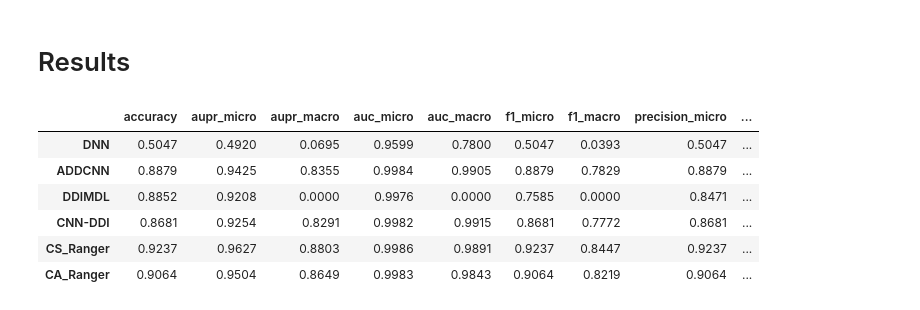
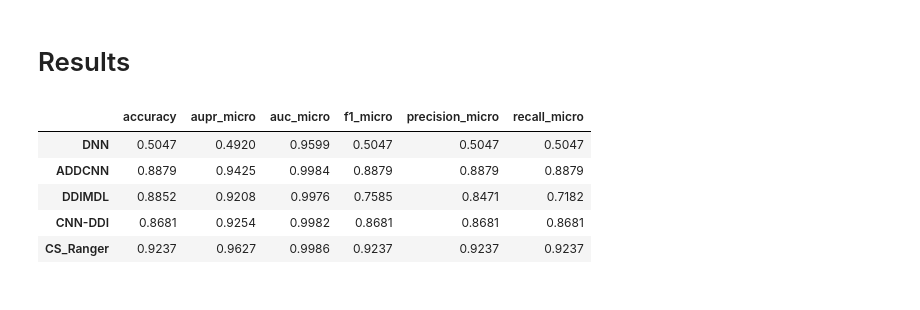
Before and after one commit to Parsonlee/DDI, a Jupyter notebook: results.ipynb, the cells around one changed output. Cells and saved outputs as stored; diff of their text form; code cells hidden in the pictures.

```diff
--- a/results.ipynb
+++ b/results.ipynb
@@ -9,19 +9,18 @@ results.columns = ['DNN']
 # %%
 results['ADDCNN'] = pd.read_csv('./Results/ADDCNN/result_all.csv', index_col=0)
 results['DDIMDL'] = [0.8852, 0.9208, 0, 0.9976, 0, 0.7585, 0, 0.8471, 0, 0.7182, 0]
 results['CNN-DDI'] = pd.read_csv('./Results/CNN-DDI/result_all.csv', index_col=0)
 
 # ranger+cos 比较 CNN-add 和 CNN_Siam 的效果
 results['CS_Ranger'] = pd.read_csv('./Results/Ranger-CNN_Siam/ranger+cos-result_all.csv', index_col=0)
-results['CA_Ranger'] = pd.read_csv('/Users/ZHao/Downloads/CATmax100-result_all.csv', index_col=0)
 
 results.index = ['accuracy', 'aupr_micro', 'aupr_macro', 'auc_micro', 'auc_macro', 'f1_micro', 'f1_macro', 'precision_micro', 'precision_macro', 'recall_micro', 'recall_macro']
+results.drop(['aupr_macro', 'auc_macro', 'f1_macro', 'precision_macro', 'recall_macro'], axis=0, inplace=True)
 results.T
 # %% [output]
-|  | accuracy | aupr_micro | aupr_macro | auc_micro | auc_macro | f1_micro | f1_macro | precision_micro | ... |
-| DNN | 0.5047 | 0.4920 | 0.0695 | 0.9599 | 0.7800 | 0.5047 | 0.0393 | 0.5047 | ... |
-| ADDCNN | 0.8879 | 0.9425 | 0.8355 | 0.9984 | 0.9905 | 0.8879 | 0.7829 | 0.8879 | ... |
-| DDIMDL | 0.8852 | 0.9208 | 0.0000 | 0.9976 | 0.0000 | 0.7585 | 0.0000 | 0.8471 | ... |
-| CNN-DDI | 0.8681 | 0.9254 | 0.8291 | 0.9982 | 0.9915 | 0.8681 | 0.7772 | 0.8681 | ... |
-| CS_Ranger | 0.9237 | 0.9627 | 0.8803 | 0.9986 | 0.9891 | 0.9237 | 0.8447 | 0.9237 | ... |
-| CA_Ranger | 0.9064 | 0.9504 | 0.8649 | 0.9983 | 0.9843 | 0.9064 | 0.8219 | 0.9064 | ... |
+|  | accuracy | aupr_micro | auc_micro | f1_micro | precision_micro | recall_micro |
+| DNN | 0.5047 | 0.4920 | 0.9599 | 0.5047 | 0.5047 | 0.5047 |
+| ADDCNN | 0.8879 | 0.9425 | 0.9984 | 0.8879 | 0.8879 | 0.8879 |
+| DDIMDL | 0.8852 | 0.9208 | 0.9976 | 0.7585 | 0.8471 | 0.7182 |
+| CNN-DDI | 0.8681 | 0.9254 | 0.9982 | 0.8681 | 0.8681 | 0.8681 |
+| CS_Ranger | 0.9237 | 0.9627 | 0.9986 | 0.9237 | 0.9237 | 0.9237 |
```
Also changed, not shown: 3 other files.
